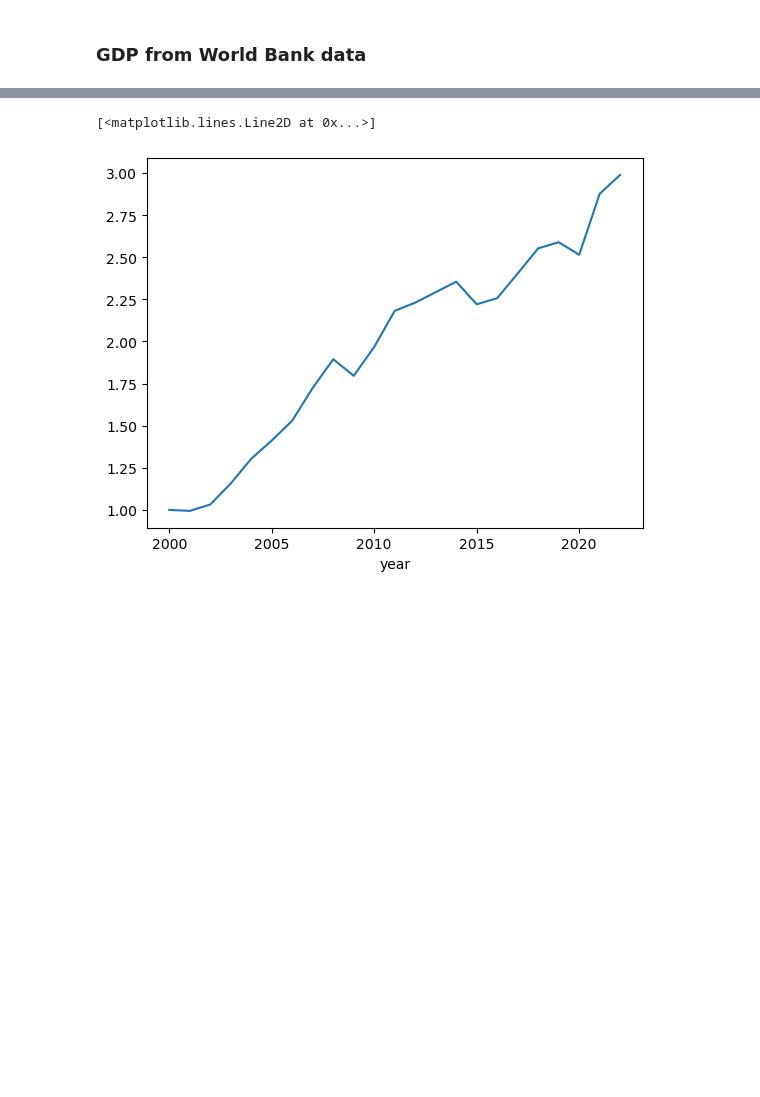
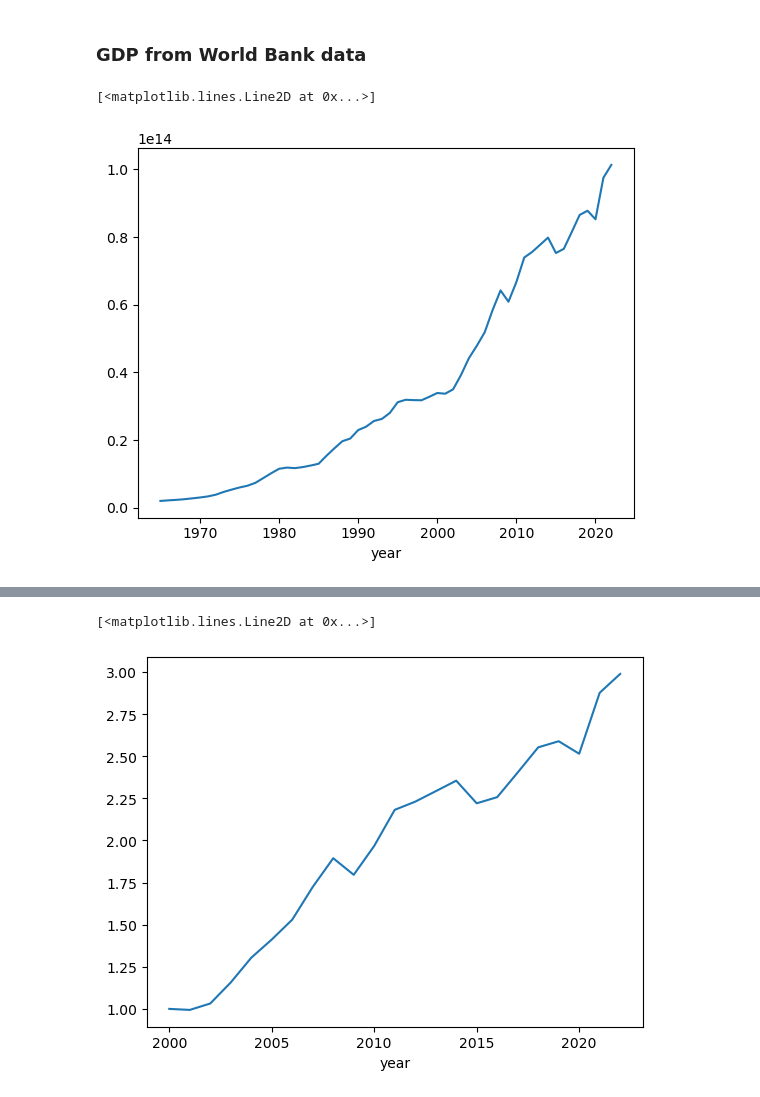
Before and after one commit to fedef17/Spectre, a Jupyter notebook: read_data.ipynb, the cells around one changed output, grey strips where cells are left out. Drawn from its saved outputs; the diff is of its cells as text; code cells hidden in the pictures; blank space fills up the shorter version.

```diff
--- a/read_data.ipynb
+++ b/read_data.ipynb
@@ -28,3 +28,8 @@ gdp = xr.DataArray(gdp, dims = ["year"], coords = {"year": np.arange(1960, 2023)
 import lib_ecofun as lef
 # %%
 gdp = lef.get_wb_gdp_data()
+# %%
+gdp.sel(year = slice(1965, None)).plot()
+# %% [output]
+[<matplotlib.lines.Line2D at 0x...>]
+[figure, added]
```
Also changed, not shown: parts of 9 cells of this notebook, 1 other file.
